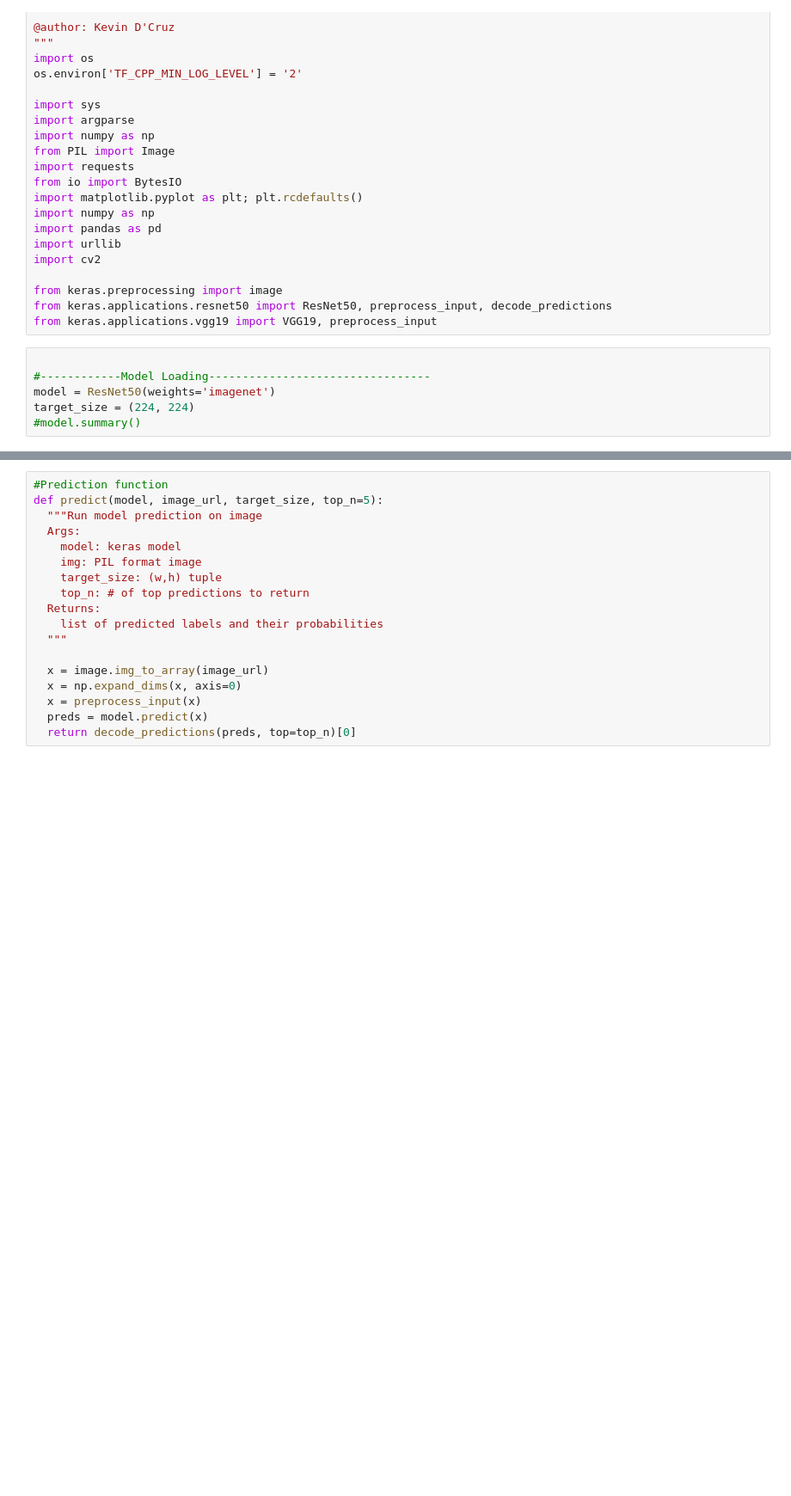
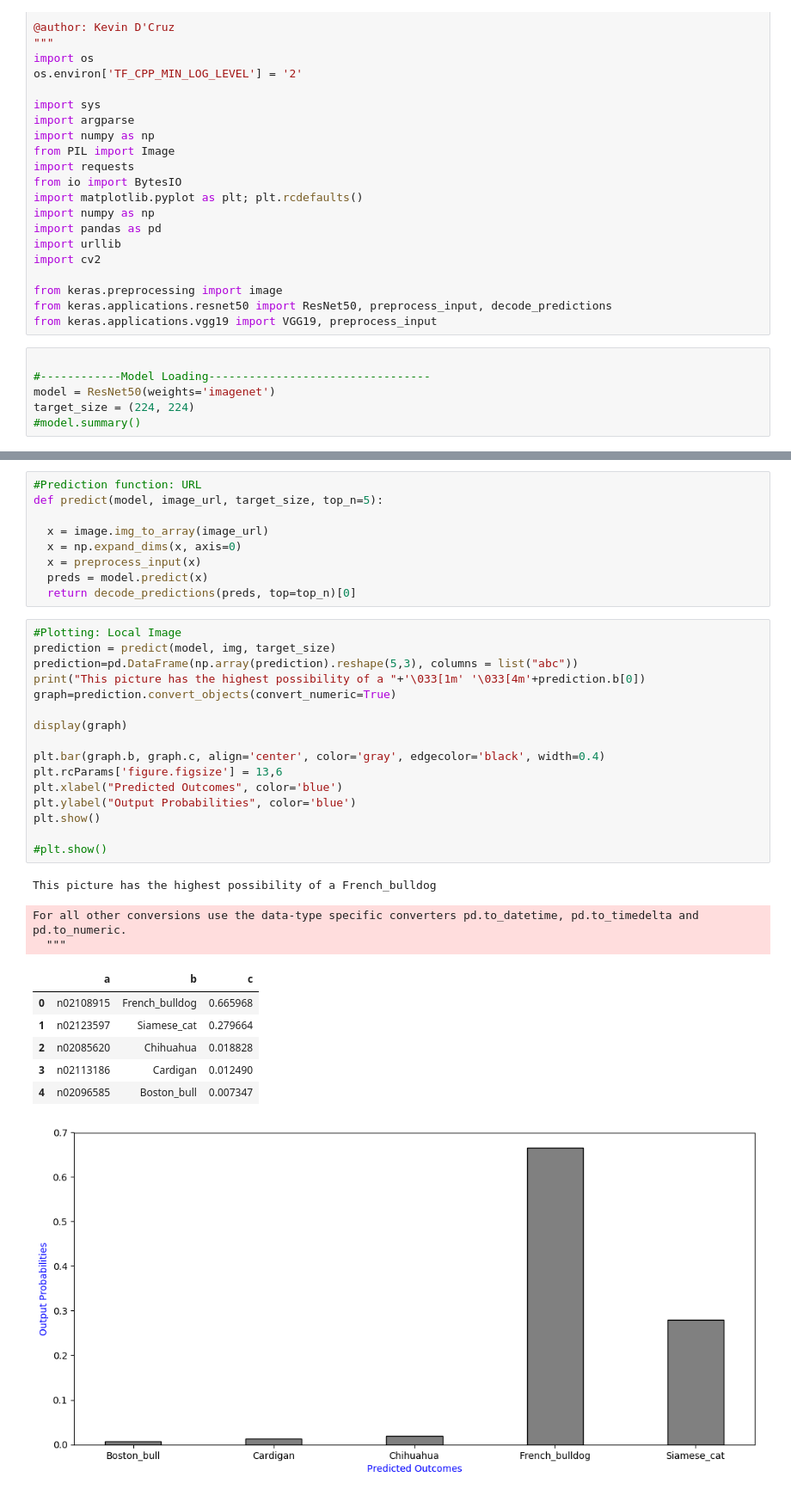
Before and after one commit to KevinDCruz/Deep-Learning-Image-Recognition, a Jupyter notebook: Image Recognition System_ResNet50.ipynb, the cells around one changed output, grey strips where cells are left out. Shown at 86% size. Cells and saved outputs as stored; diff of their text form; blank space fills up the shorter version.

```diff
--- a/Image Recognition System_ResNet50.ipynb
+++ b/Image Recognition System_ResNet50.ipynb
@@ -55,19 +64,37 @@ Enter a JPG or PNG URL: http://static3.businessinsider.com/image/52f146b46da8114
 # %%
-#Prediction function
+#Prediction function: URL
 def predict(model, image_url, target_size, top_n=5):
-  """Run model prediction on image
-  Args:
-    model: keras model
-    img: PIL format image
-    target_size: (w,h) tuple
-    top_n: # of top predictions to return
-  Returns:
-    list of predicted labels and their probabilities
-  """
 
   x = image.img_to_array(image_url)
   x = np.expand_dims(x, axis=0)
   x = preprocess_input(x)
   preds = model.predict(x)
   return decode_predictions(preds, top=top_n)[0]
+# %%
+#Plotting: Local Image
+prediction = predict(model, img, target_size)
+prediction=pd.DataFrame(np.array(prediction).reshape(5,3), columns = list("abc"))
+print("This picture has the highest possibility of a "+'\033[1m' '\033[4m'+prediction.b[0])
+graph=prediction.convert_objects(convert_numeric=True)
+
+display(graph)
+
+plt.bar(graph.b, graph.c, align='center', color='gray', edgecolor='black', width=0.4)
+plt.rcParams['figure.figsize'] = 13,6
+plt.xlabel("Predicted Outcomes", color='blue')
+plt.ylabel("Output Probabilities", color='blue')
+plt.show()
+
+#plt.show()
+# %% [output]
+This picture has the highest possibility of a French_bulldog
+For all other conversions use the data-type specific converters pd.to_datetime, pd.to_timedelta and pd.to_numeric.
+  """
+|  | a | b | c |
+| 0 | n02108915 | French_bulldog | 0.665968 |
+| 1 | n02123597 | Siamese_cat | 0.279664 |
+| 2 | n02085620 | Chihuahua | 0.018828 |
+| 3 | n02113186 | Cardigan | 0.012490 |
+| 4 | n02096585 | Boston_bull | 0.007347 |
+[figure, added]
 # %%
```
Also changed, not shown: parts of 4 cells of this notebook.
